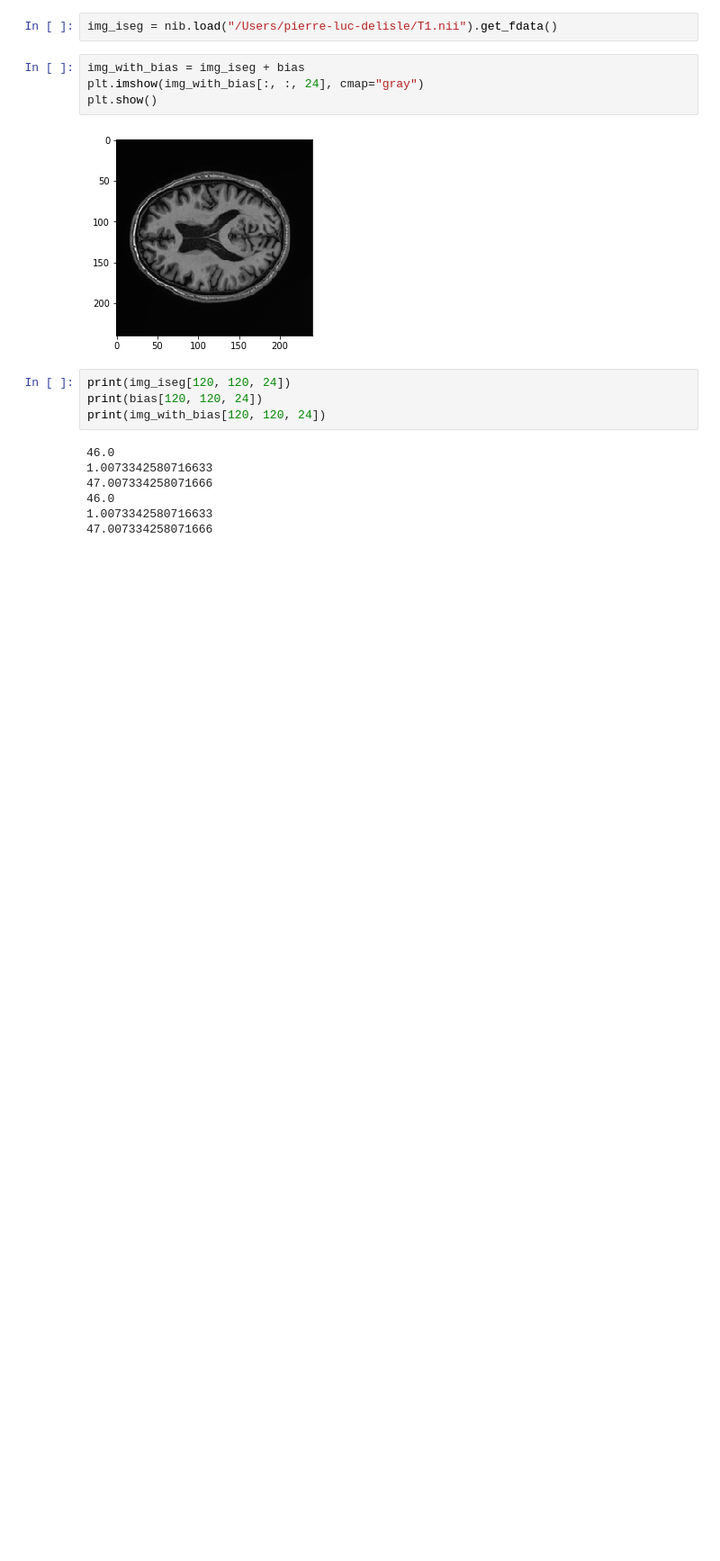
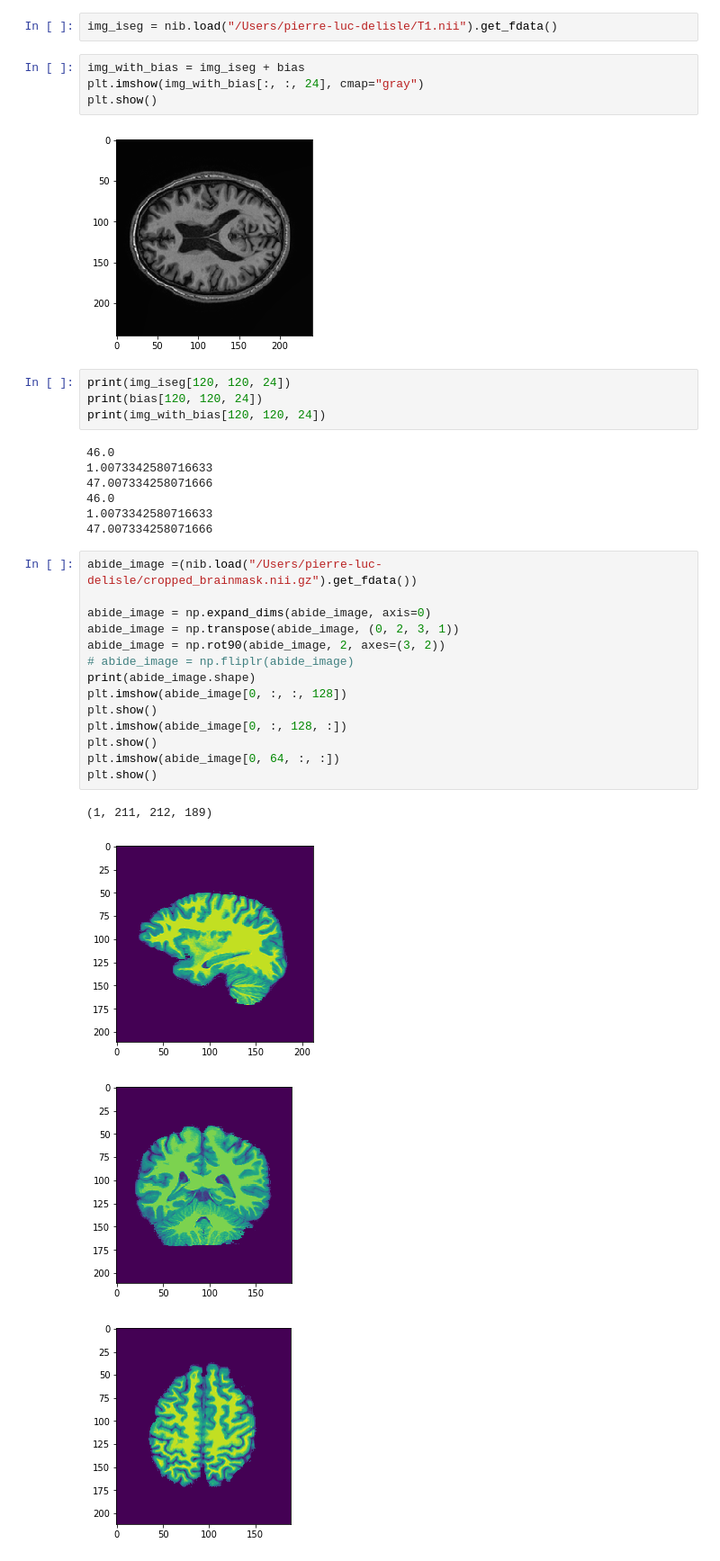
Before and after one commit to sami-ets/DeepNormalize, a Jupyter notebook: deepNormalize/preprocessing/test.ipynb, the cells around one changed output. Shown at 90% size. Cells and saved outputs as stored; diff of their text form; blank space fills up the shorter version.

```diff
--- a/deepNormalize/preprocessing/test.ipynb
+++ b/deepNormalize/preprocessing/test.ipynb
@@ -380,3 +380,22 @@ print(img_with_bias[120, 120, 24])
 46.0
 1.0073342580716633
 47.007334258071666
+# %%
+abide_image =(nib.load("/Users/pierre-luc-delisle/cropped_brainmask.nii.gz").get_fdata())
+
+abide_image = np.expand_dims(abide_image, axis=0)
+abide_image = np.transpose(abide_image, (0, 2, 3, 1))
+abide_image = np.rot90(abide_image, 2, axes=(3, 2))
+# abide_image = np.fliplr(abide_image)
+print(abide_image.shape)
+plt.imshow(abide_image[0, :, :, 128])
+plt.show()
+plt.imshow(abide_image[0, :, 128, :])
+plt.show()
+plt.imshow(abide_image[0, 64, :, :])
+plt.show()
+# %% [output]
+(1, 211, 212, 189)
+[figure, added]
+[figure, added]
+[figure, added]
```
Also changed, not shown: 1 other file.
